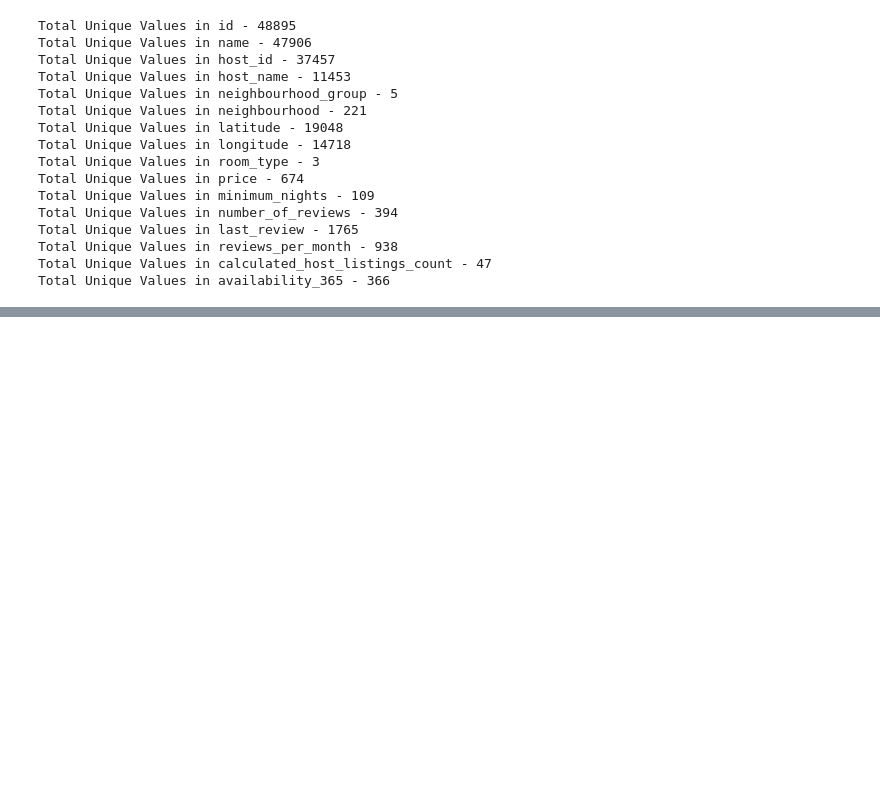
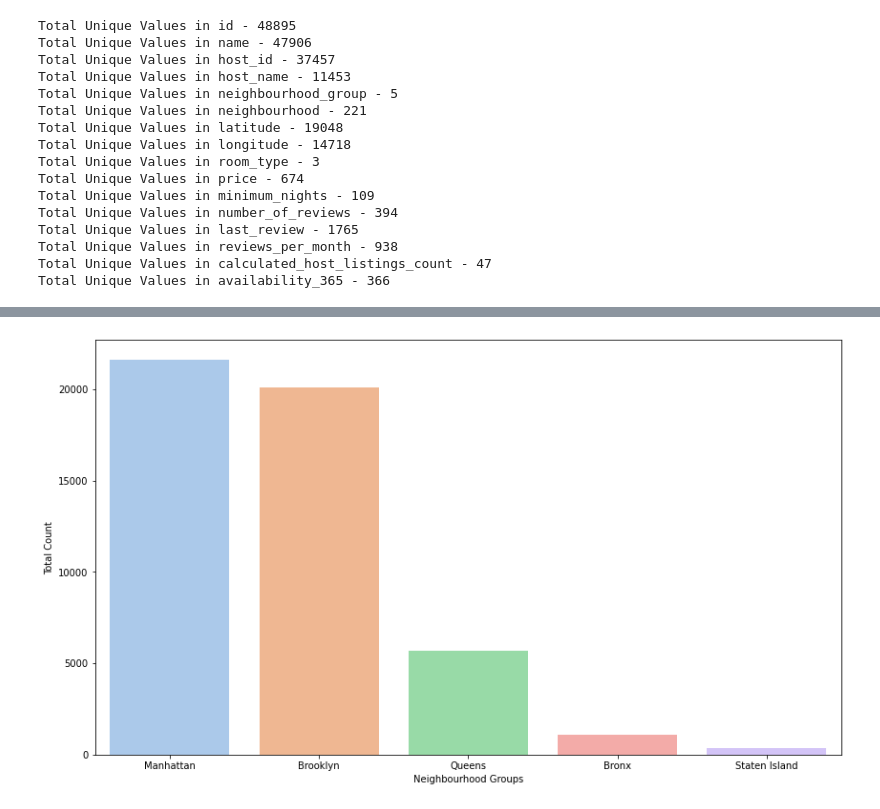
Before and after one commit to Darsh66/Airbnb-Booking-Analysis, a Jupyter notebook: Darshan_Capstone_Airbnb_Booking_Analysis.ipynb, the cells around one changed output, grey strips where cells are left out. Saved outputs shown, nothing was run; the diff lists cells and outputs as text; code cells hidden in the pictures; blank space fills up the shorter version.

```diff
--- a/Darshan_Capstone_Airbnb_Booking_Analysis.ipynb
+++ b/Darshan_Capstone_Airbnb_Booking_Analysis.ipynb
@@ -198,0 +414,15 @@ Total Unique Values in availability_365 - 366
+# %%
+#Finding the reset value counts of Neighbourhood group
+Top_Neighbourhood_Groups = df['neighbourhood_group'].value_counts().reset_index()
+Top_Neighbourhood_Groups
+
+#Plot 2
+# Ploting the counted values of different Neighbourhood groups in according to value cout of each. (Showcasing the variation in graphs)
+Top_Neighbourhood_Groups.rename(columns={'index':'Neighbourhood Groups','neighbourhood_group':'Total Count'}, inplace=True)
+top_neighbourhood_groups_graph = sns.barplot(x='Neighbourhood Groups', y = 'Total Count', data = Top_Neighbourhood_Groups, palette="pastel")
+plt.rcParams['figure.figsize']=(14,8)
+
+## Displaying the plot
+plt.show()
+# %% [output]
+[figure, added]
```
Also changed, not shown: parts of 58 cells of this notebook.
